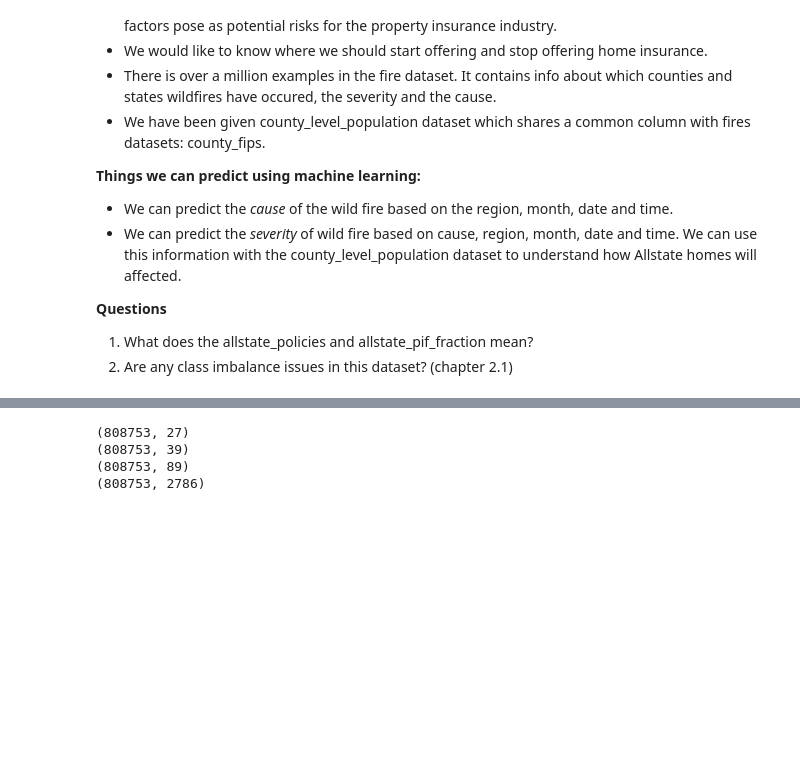
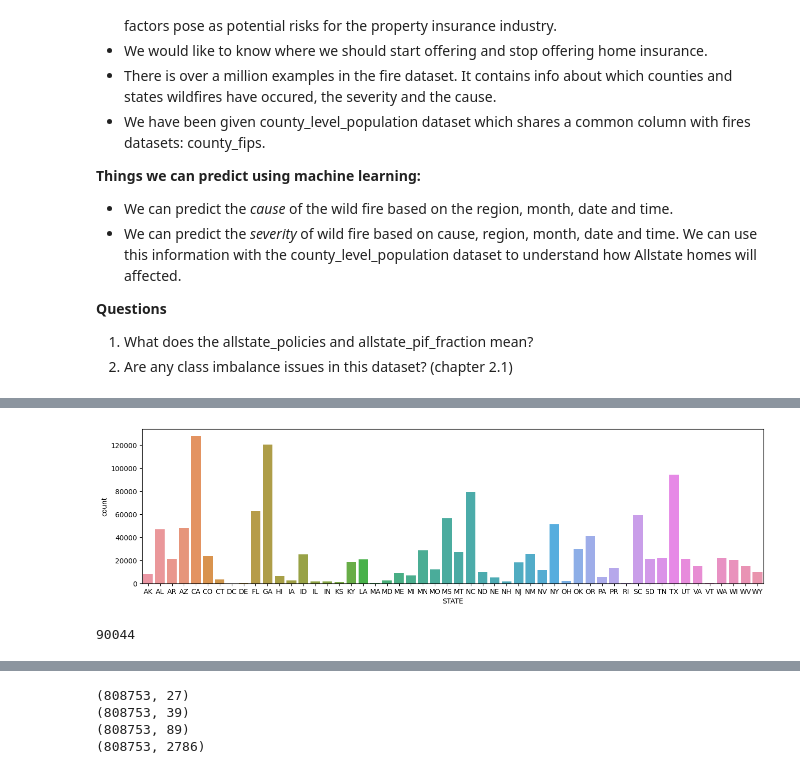
Before and after one commit to nandinijirobe/Allstate_AIStudio_Project, a Jupyter notebook: Allstate_AI_Studio_Project.ipynb, the cells around one changed output, grey strips where cells are left out. Saved outputs shown, nothing was run; the diff lists cells and outputs as text; code cells hidden in the pictures; blank space fills up the shorter version.

Commit message:
added more visualizations

```diff
--- a/Allstate_AI_Studio_Project.ipynb
+++ b/Allstate_AI_Studio_Project.ipynb
@@ -343 +344,14 @@ sampled_df.head(10)
 10 rows × 50 columns
+# %%
+alp = sampled_df["STATE"].unique()
+alp.sort()
+plt.figure(figsize=(16,4))
+sns.countplot(sampled_df, x="STATE", order=alp)
+plt.show()
+# %% [output]
+[figure, added]
+# %%
+len(sampled_df[(sampled_df["STATE"]=="CA") &
+             (sampled_df["county_fips"]==0)])
+# %% [output]
+90044
```
Also changed, not shown: parts of 12 cells of this notebook.
